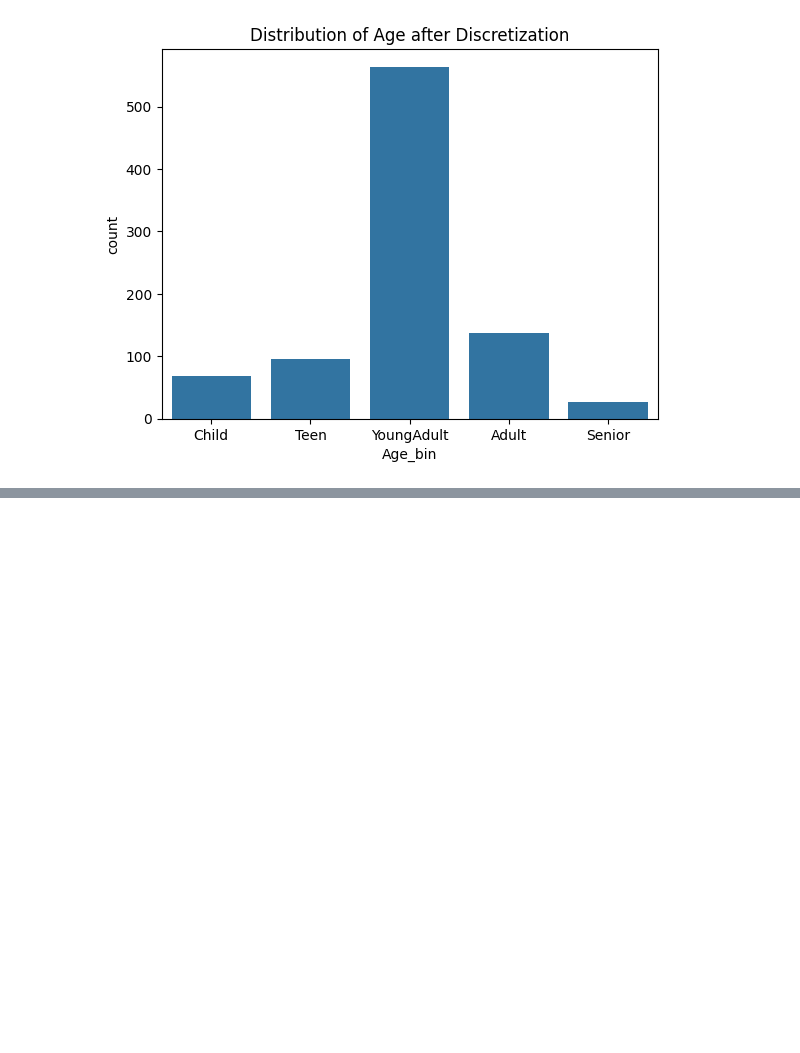
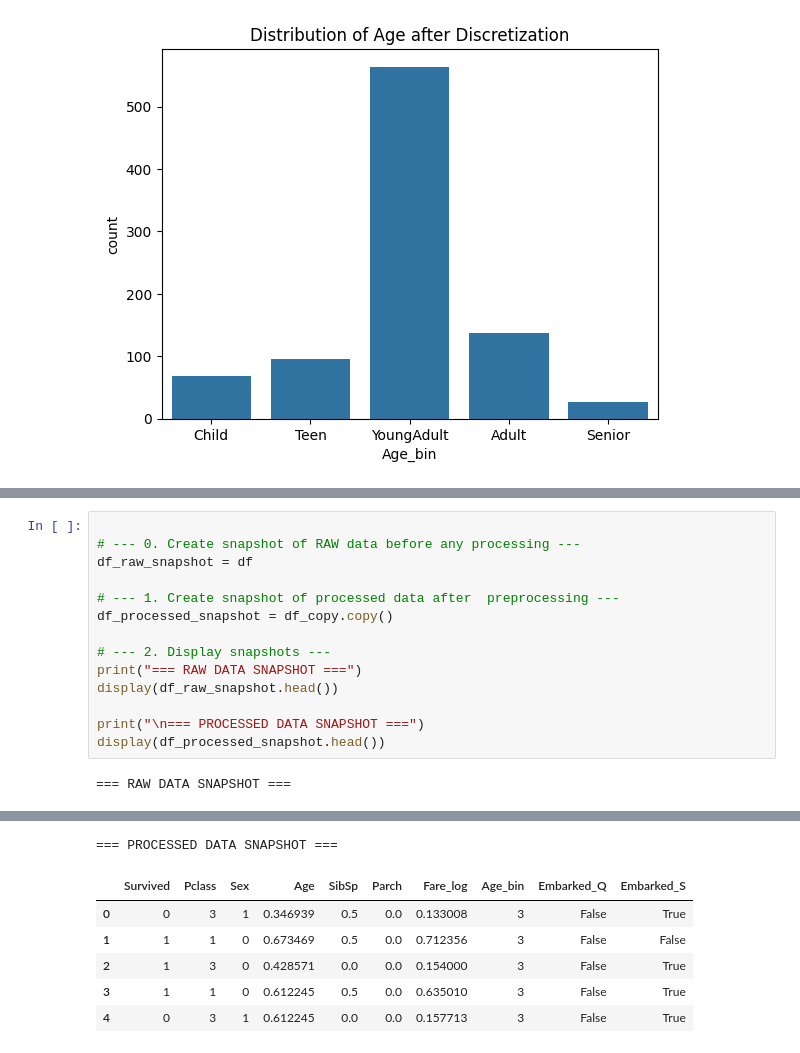
Before and after one commit to Leenasmk3/IT326-DataMining-Project, a Jupyter notebook: Phase2.ipynb, the cells around one changed output, grey strips where cells are left out. Saved outputs shown, nothing was run; the diff lists cells and outputs as text; blank space fills up the shorter version.

```diff
--- a/Phase2.ipynb
+++ b/Phase2.ipynb
@@ -372,0 +488,16 @@ plt.show()
+# %%
+
+# --- 0. Create snapshot of RAW data before any processing ---
+df_raw_snapshot = df
+
+# --- 1. Create snapshot of processed data after  preprocessing ---
+df_processed_snapshot = df_copy.copy()
+
+# --- 2. Display snapshots ---
+print("=== RAW DATA SNAPSHOT ===")
+display(df_raw_snapshot.head())
+
+print("\n=== PROCESSED DATA SNAPSHOT ===")
+display(df_processed_snapshot.head())
+# %% [output]
+=== RAW DATA SNAPSHOT ===
@@ -372,0 +510,7 @@ plt.show()
+=== PROCESSED DATA SNAPSHOT ===
+|  | Survived | Pclass | Sex | Age | SibSp | Parch | Fare_log | Age_bin | Embarked_Q | Embarked_S |
+| 0 | 0 | 3 | 1 | 0.346939 | 0.5 | 0.0 | 0.133008 | 3 | False | True |
+| 1 | 1 | 1 | 0 | 0.673469 | 0.5 | 0.0 | 0.712356 | 3 | False | False |
+| 2 | 1 | 3 | 0 | 0.428571 | 0.0 | 0.0 | 0.154000 | 3 | False | True |
+| 3 | 1 | 1 | 0 | 0.612245 | 0.5 | 0.0 | 0.635010 | 3 | False | True |
+| 4 | 0 | 3 | 1 | 0.612245 | 0.0 | 0.0 | 0.157713 | 3 | False | True |
```
Also changed, not shown: parts of 7 cells of this notebook.
